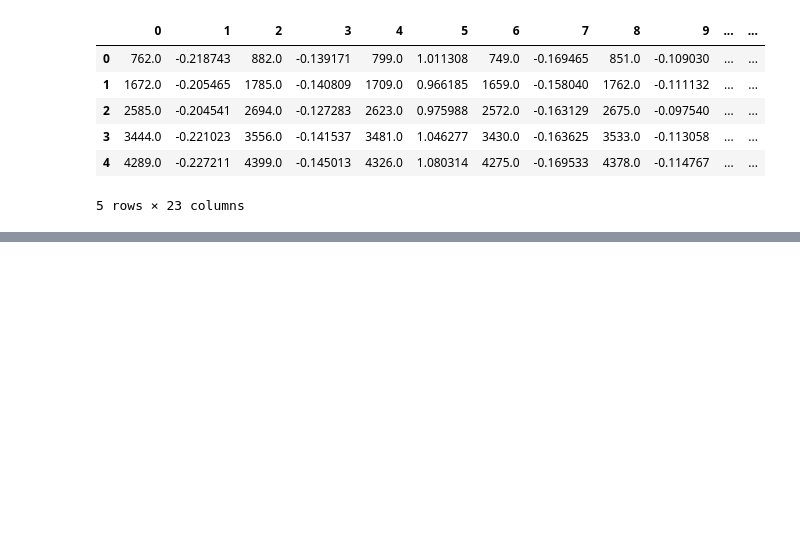
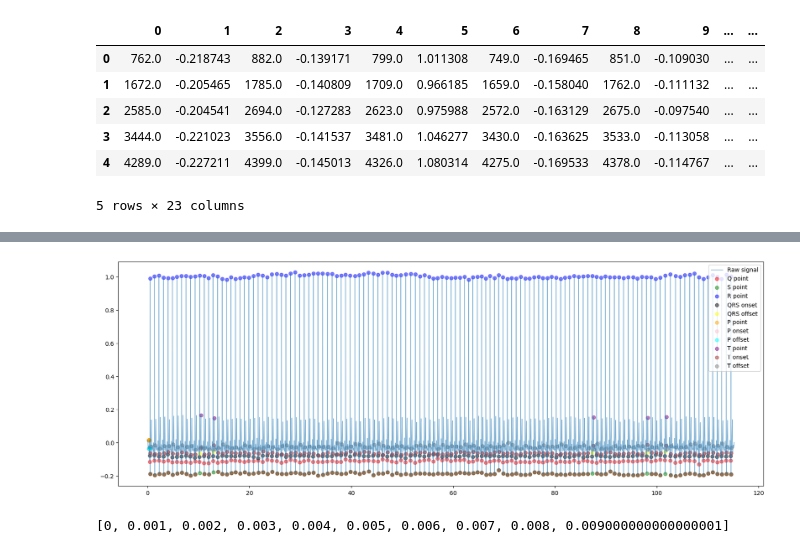
Before and after one commit to Nourhan-Mahmoud/ECG-Based-Authentication-Interface, a Jupyter notebook: 04.GUI/test.ipynb, the cells around one changed output, grey strips where cells are left out. Cells and saved outputs as stored; diff of their text form; code cells hidden in the pictures; blank space fills up the shorter version.

```diff
--- a/04.GUI/test.ipynb
+++ b/04.GUI/test.ipynb
@@ -134,0 +141,3 @@ random_forest_classifier(X_train, y, "random_forest_classifier_Fid.pkl")
+# %%
+selected_signal = signals1[1]
+selected_signal
@@ -134,0 +156,2 @@ random_forest_classifier(X_train, y, "random_forest_classifier_Fid.pkl")
+# %%
+res = points_for_plot(selected_signal,start=0,end=len(selected_signal[1]))
@@ -134,0 +180,40 @@ random_forest_classifier(X_train, y, "random_forest_classifier_Fid.pkl")
+# %%
+import matplotlib.pyplot as plt
+import numpy as np
+
+fs = 1000
+ts = np.arange(0,10000, 1.0 / fs)
+plt.figure(figsize=(20,7))
+plt.plot(ts[:len(res['denoised_signal'])], res['denoised_signal'],alpha=0.6, lw=1, label="Raw signal")
+plt.scatter(res['qx']/fs, res['qy'], alpha=0.5, color='red', label="Q point")
+plt.scatter(res['sx']/fs, res['sy'], alpha=0.5, color='green', label="S point")
+plt.scatter(res['Rx']/fs, res['Ry'], alpha=0.5, color='blue', label="R point")
+plt.scatter(res['qrs_on_x']/fs, res['qrs_on_y'], alpha=0.5, color='black', label="QRS onset")
+plt.scatter(res['qrs_off_x']/fs, res['qrs_off_y'], alpha=0.5, color='yellow', label="QRS offset")
+plt.scatter(res['Px']/fs, res['Py'], alpha=0.5, color='orange', label="P point")
+plt.scatter(res['p_on_x']/fs, res['p_on_y'], alpha=0.5, color='pink', label="P onset")
+plt.scatter(res['p_off_x']/fs, res['p_off_y'], alpha=0.5, color='cyan', label="P offset")
+plt.scatter(res['Tx']/fs, res['Ty'], alpha=0.5, color='purple', label="T point")
+plt.scatter(res['t_on_x']/fs, res['t_on_y'], alpha=0.5, color='brown', label="T onset")
+plt.scatter(res['t_off_x']/fs, res['t_off_y'], alpha=0.5, color='gray', label="T offset")
+plt.legend(loc='upper right')
+plt.show()
+# %% [output]
+[figure, added]
+# %%
+def create_array(start, end, diff):
+    array = []
+    current = start
+    while current <= end:
+        array.append(current)
+        current += diff
+    return array
+
+start = 0  # Starting number
+end = 10/1000   # Ending number
+diff = 1/1000  # Difference between consecutive numbers
+
+result = create_array(start, end, diff)
+print(result)
+# %% [output]
+[0, 0.001, 0.002, 0.003, 0.004, 0.005, 0.006, 0.007, 0.008, 0.009000000000000001]
```
Also changed, not shown: parts of 8 cells of this notebook, 2 other files.
